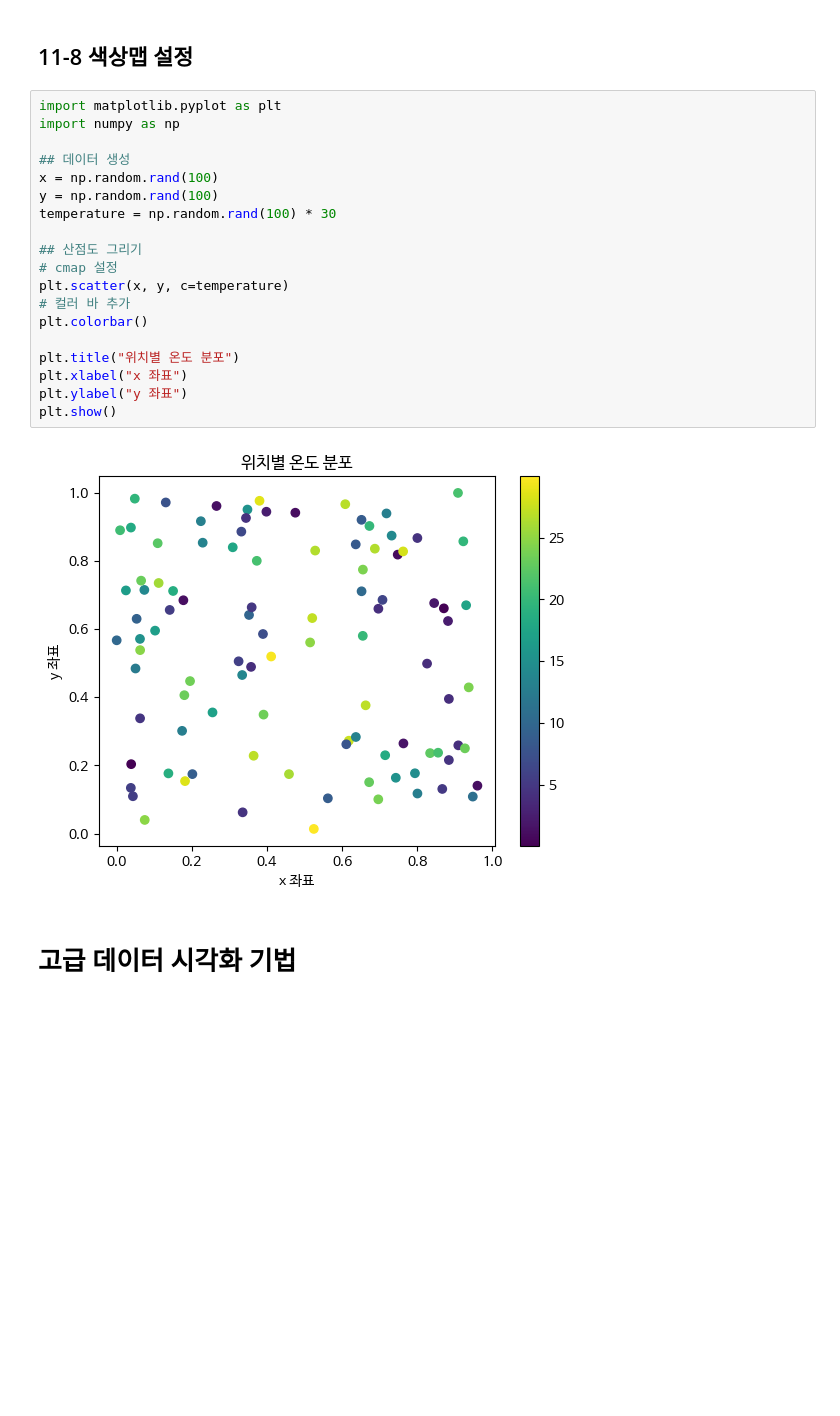
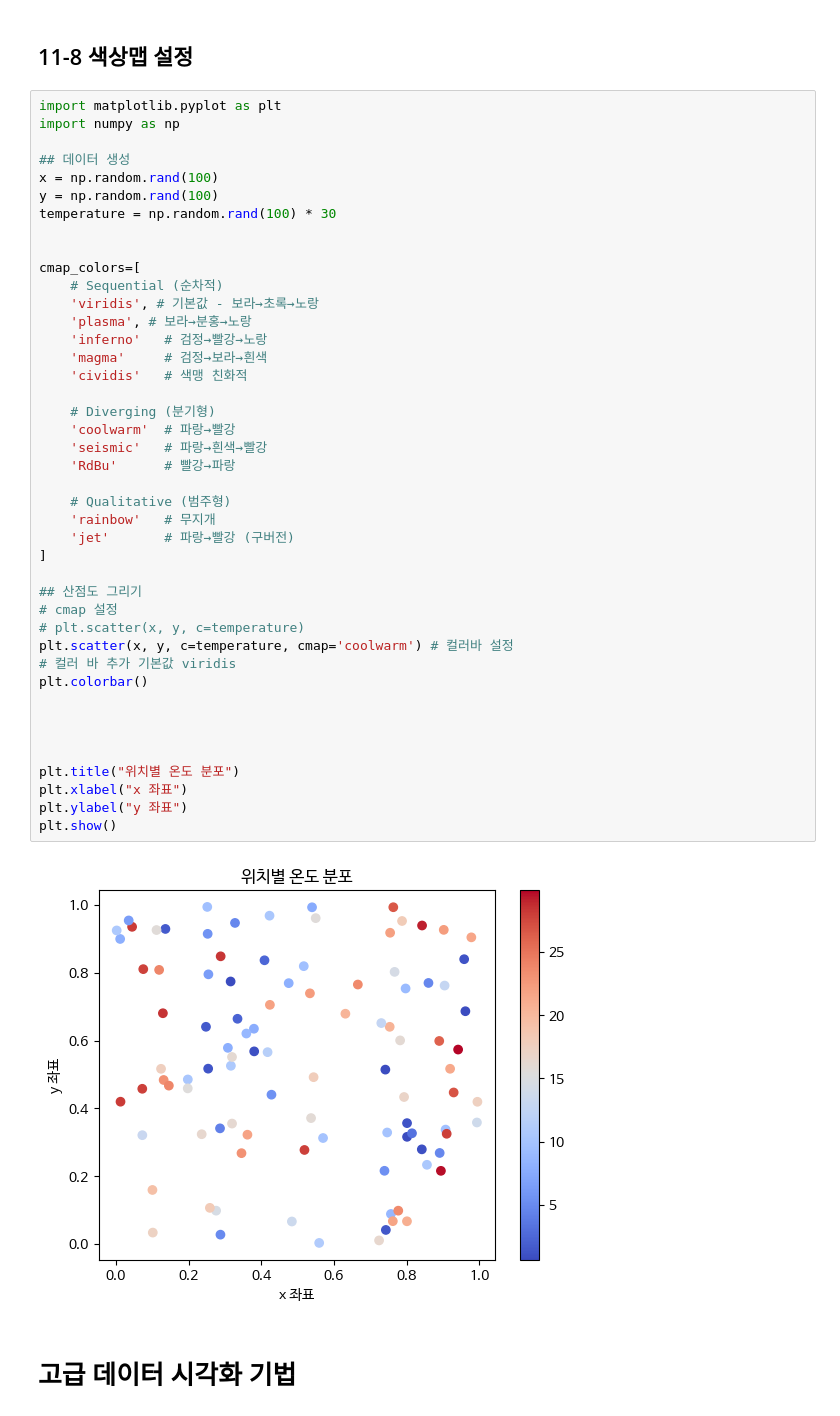
Before and after one commit to charminseon1987/Data-Analysis-with-Open-Source, a Jupyter notebook: 오픈소스_데이터_분석_11강.ipynb, the cells around one changed output. Drawn from its saved outputs; the diff is of its cells as text; blank space fills up the shorter version.

```diff
--- a/오픈소스_데이터_분석_11강.ipynb
+++ b/오픈소스_데이터_분석_11강.ipynb
@@ -256,24 +256,47 @@ plt.show()
 # %%
 import matplotlib.pyplot as plt
 import numpy as np
 
 ## 데이터 생성
 x = np.random.rand(100)
 y = np.random.rand(100)
 temperature = np.random.rand(100) * 30
 
+
+cmap_colors=[
+    # Sequential (순차적)
+    'viridis', # 기본값 - 보라→초록→노랑
+    'plasma', # 보라→분홍→노랑
+    'inferno'   # 검정→빨강→노랑
+    'magma'     # 검정→보라→흰색
+    'cividis'   # 색맹 친화적
+
+    # Diverging (분기형)
+    'coolwarm'  # 파랑→빨강
+    'seismic'   # 파랑→흰색→빨강
+    'RdBu'      # 빨강→파랑
+
+    # Qualitative (범주형)
+    'rainbow'   # 무지개
+    'jet'       # 파랑→빨강 (구버전)
+]
+
 ## 산점도 그리기
 # cmap 설정
-plt.scatter(x, y, c=temperature)
-# 컬러 바 추가
+# plt.scatter(x, y, c=temperature)
+plt.scatter(x, y, c=temperature, cmap='coolwarm') # 컬러바 설정
+# 컬러 바 추가 기본값 viridis
 plt.colorbar()
+
+
+
 
 plt.title("위치별 온도 분포")
 plt.xlabel("x 좌표")
 plt.ylabel("y 좌표")
 plt.show()
 # %% [output]
-[figure, old version]
+[figure, new version]
 # %% [markdown]
 # 고급 데이터 시각화 기법
 # %% [markdown]
```
Also changed, not shown: parts of 1 cell of this notebook.
